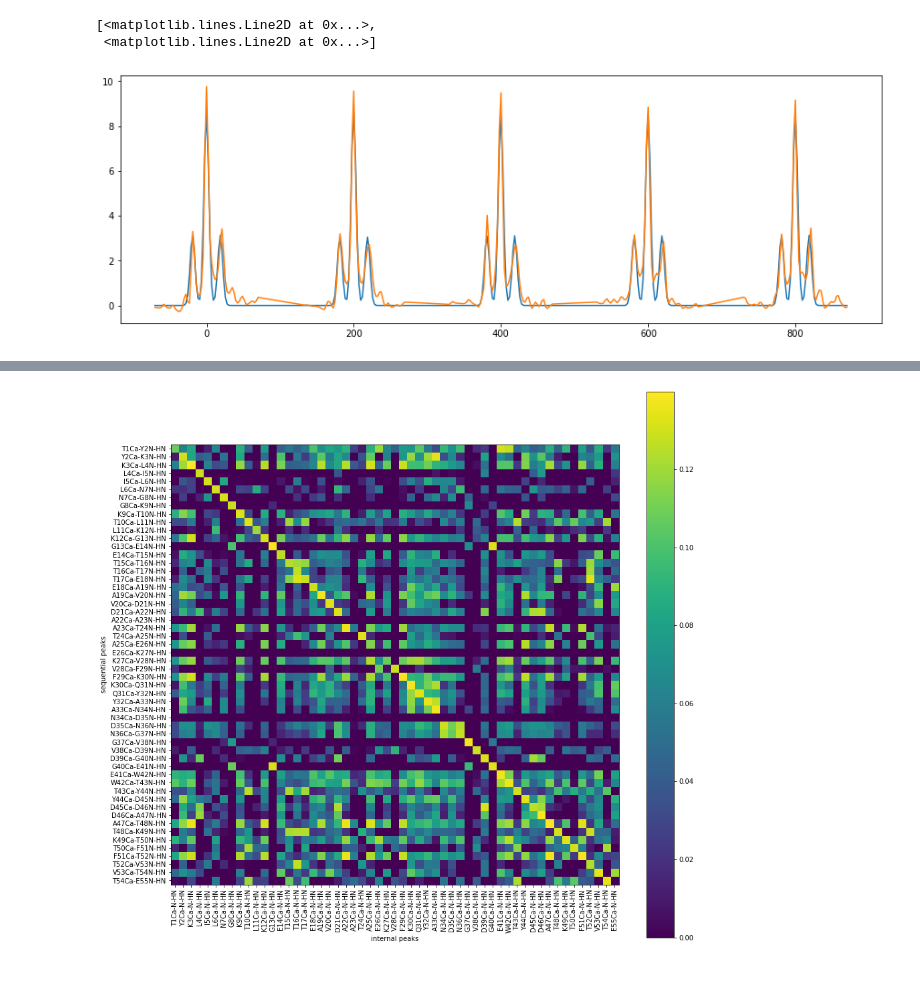
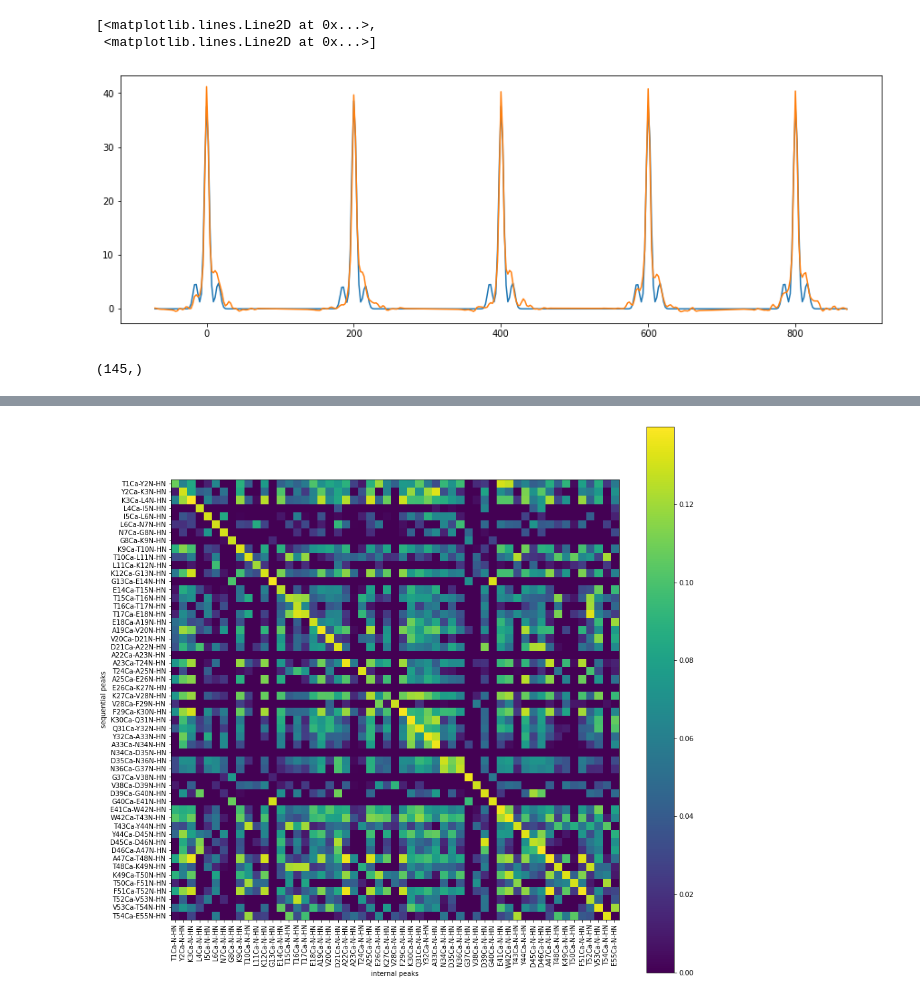
Before and after one commit to hkwang/COPS_analysis, a Jupyter notebook: dev/cops_xcorrelation_procedural.ipynb, the cells around one changed output, grey strips where cells are left out. Cells and saved outputs as stored; diff of their text form; code cells hidden in the pictures.

```diff
--- a/dev/cops_xcorrelation_procedural.ipynb
+++ b/dev/cops_xcorrelation_procedural.ipynb
@@ -33,16 +29,21 @@ plt.plot(hz, nocop_trace, '-o')
 # %%
-params,_ = a.CalcCB(data, simple_output=False)
+params,_ = a.CalcCB(data, sw=70, simple_output=False)
 
-hz, nocop_trace = a.extract1D(data, a.cop_dats[1], a.cop_unit_convs[1], normalize=True)
-cop_1Ds = np.array([a.extract1D(data, a.cop_dats[i], a.cop_unit_convs[i], normalize=True)[1] for i in range(5)])
+hz, nocop_trace = a.extract1D(data, a.cop_dats[1], a.cop_unit_convs[1],sw=70, normalize=True)
+cop_1Ds = np.array([a.extract1D(data, a.cop_dats[i], a.cop_unit_convs[i],sw=70, normalize=True)[1] for i in range(5)])
 cop_1Ds = cop_1Ds.reshape(-1)
 hz_long = np.array([hz+200*i for i in range(5)]).reshape(-1)
 plt.figure(figsize=(15,5))
 plt.plot(hz_long, a.lineshape_Cb(hz, *params), hz_long, cop_1Ds)
 # %% [output]
 [<matplotlib.lines.Line2D at 0x...>,
  <matplotlib.lines.Line2D at 0x...>]
-[figure, old version]
+[figure, new version]
+# %%
+np.array([a.extract1D(shifts_array[2], a.cop_dats[i], a.cop_unit_convs[i],sw=32, normalize=True)[1]
+                                 for i in range(5)]).reshape(-1).shape
+# %% [output]
+(145,)
 # %%
 dslice_nocop = np.array([a.extract1D(shifts_array[j], a.nocop_dat, a.nocop_unit_convs,sw=32, C_offset=-0.09, normalize=True)[1] for j in range(len(shifts_array))])
 dslice_nocop.shape
```
Also changed, not shown: parts of 4 cells of this notebook, 10 other files.
